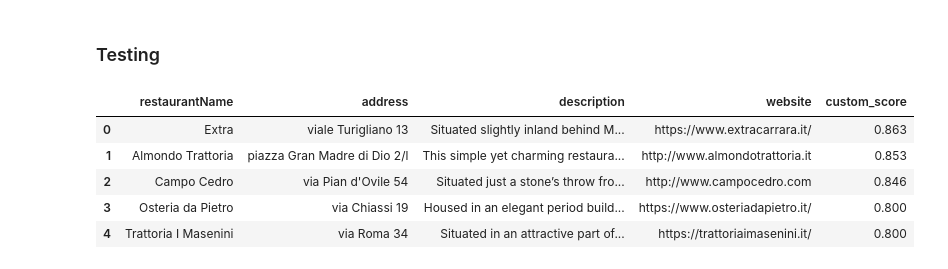
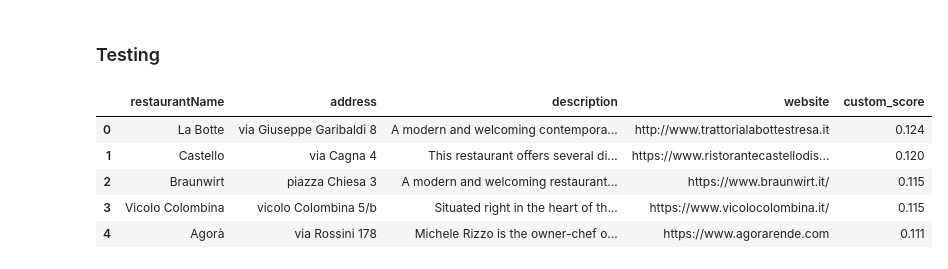
Before and after one commit to SimoneMantero/ADM-HW3, a Jupyter notebook: main.ipynb, the cells around one changed output. Drawn from its saved outputs; the diff is of its cells as text; code cells hidden in the pictures.

```diff
--- a/main.ipynb
+++ b/main.ipynb
@@ -404,7 +404,7 @@ def calculate_cosine_similarity(query, tfidf_vectorizer, tfidf_matrix):
 # %%
 import heapq
 import pandas as pd
-def custom_scoring(query, df, tfidf_vectorizer, tfidf_matrix, k=10, cuisine_preferences=None, price_preferences=None):
+def custom_scoring(query, df, tfidf_vectorizer, tfidf_matrix, k=10, facilities_preferences= None, cuisine_preferences=None, price_preferences=None):
     # Definisci i pesi per ciascun attributo in modo uniforme
     DESCRIPTION_WEIGHT = 0.5
     CUISINE_WEIGHT = 0.2
@@ -429,8 +429,8 @@ def custom_scoring(query, df, tfidf_vectorizer, tfidf_matrix, k=10, cuisine_pref
 
         # Incremento per corrispondenza nei `facilitiesServices`
         facilities_score = 0
-        facilities = df.loc[doc_id, 'facilitiesServices'] if 'facilitiesServices' in df.columns else ""
-        facilities_score = FACILITIES_WEIGHT * sum(1 for facility in ["Terrace", "Air conditioning"] if facility in facilities)
+        if 'facilitiesServices' in df.columns and facilities_preferences:
+            facilities_score = FACILITIES_WEIGHT if any(pref in df.loc[doc_id, 'facilitiesServices'] for pref in facilities_preferences) else 0
 
         # Incremento per `priceRange`
         price_score = 0
@@ -464,19 +464,19 @@ def custom_scoring(query, df, tfidf_vectorizer, tfidf_matrix, k=10, cuisine_pref
 # %% [markdown]
 ### Testing
 # %%
-query = "seafood"
-cuisine_preferences = ["Italian", "French"]
-service_preferences = ["Terrace", "Air conditioning"]   # ciaoooooo
+query = "modern seasonal cusine"
+cuisine_preferences = ["Italian"]
+service_preferences = ["Terrace", "Air conditioning"]
 price_preferences = ["€", "€€"]
 top_k = 5
 
 # Chiama la funzione custom_scoring e visualizza i risultati
 results_df = custom_scoring(query, df, tfidf_vectorizer, tfidf_matrix, top_k, cuisine_preferences, price_preferences)
 display(results_df)
 # %% [output]
 |  | restaurantName | address | description | website | custom_score |
-| 0 | Extra | viale Turigliano 13 | Situated slightly inland behind M... | https://www.extracarrara.it/ | 0.863 |
-| 1 | Almondo Trattoria | piazza Gran Madre di Dio 2/l | This simple yet charming restaura... | http://www.almondotrattoria.it | 0.853 |
-| 2 | Campo Cedro | via Pian d'Ovile 54 | Situated just a stone’s throw fro... | http://www.campocedro.com | 0.846 |
-| 3 | Osteria da Pietro | via Chiassi 19 | Housed in an elegant period build... | https://www.osteriadapietro.it/ | 0.800 |
-| 4 | Trattoria I Masenini | via Roma 34 | Situated in an attractive part of... | https://trattoriaimasenini.it/ | 0.800 |
+| 0 | La Botte | via Giuseppe Garibaldi 8 | A modern and welcoming contempora... | http://www.trattorialabottestresa.it | 0.124 |
+| 1 | Castello | via Cagna 4 | This restaurant offers several di... | https://www.ristorantecastellodis... | 0.120 |
+| 2 | Braunwirt | piazza Chiesa 3 | A modern and welcoming restaurant... | https://www.braunwirt.it/ | 0.115 |
+| 3 | Vicolo Colombina | vicolo Colombina 5/b | Situated right in the heart of th... | https://www.vicolocolombina.it/ | 0.115 |
+| 4 | Agorà | via Rossini 178 | Michele Rizzo is the owner-chef o... | https://www.agorarende.com | 0.111 |
```
